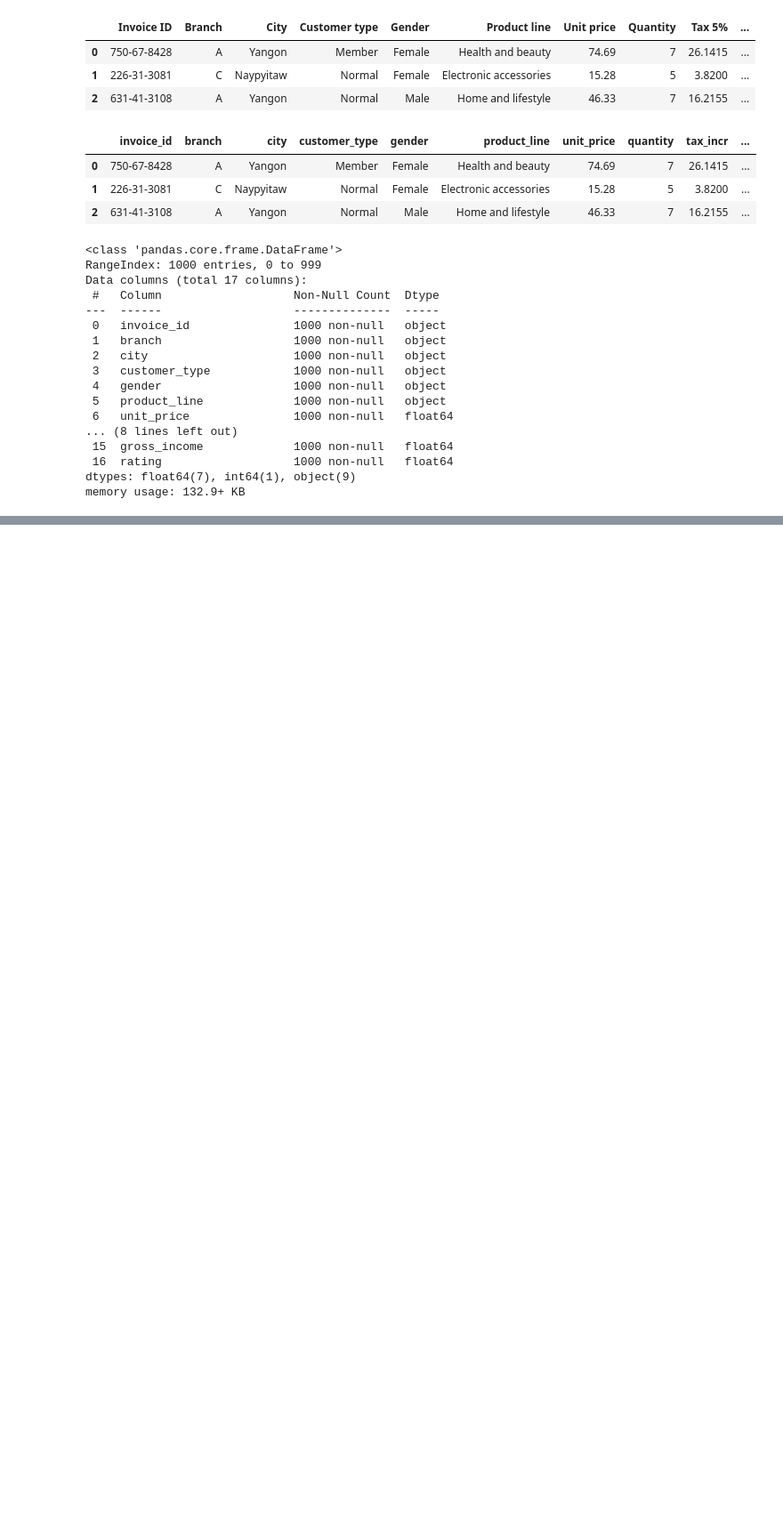
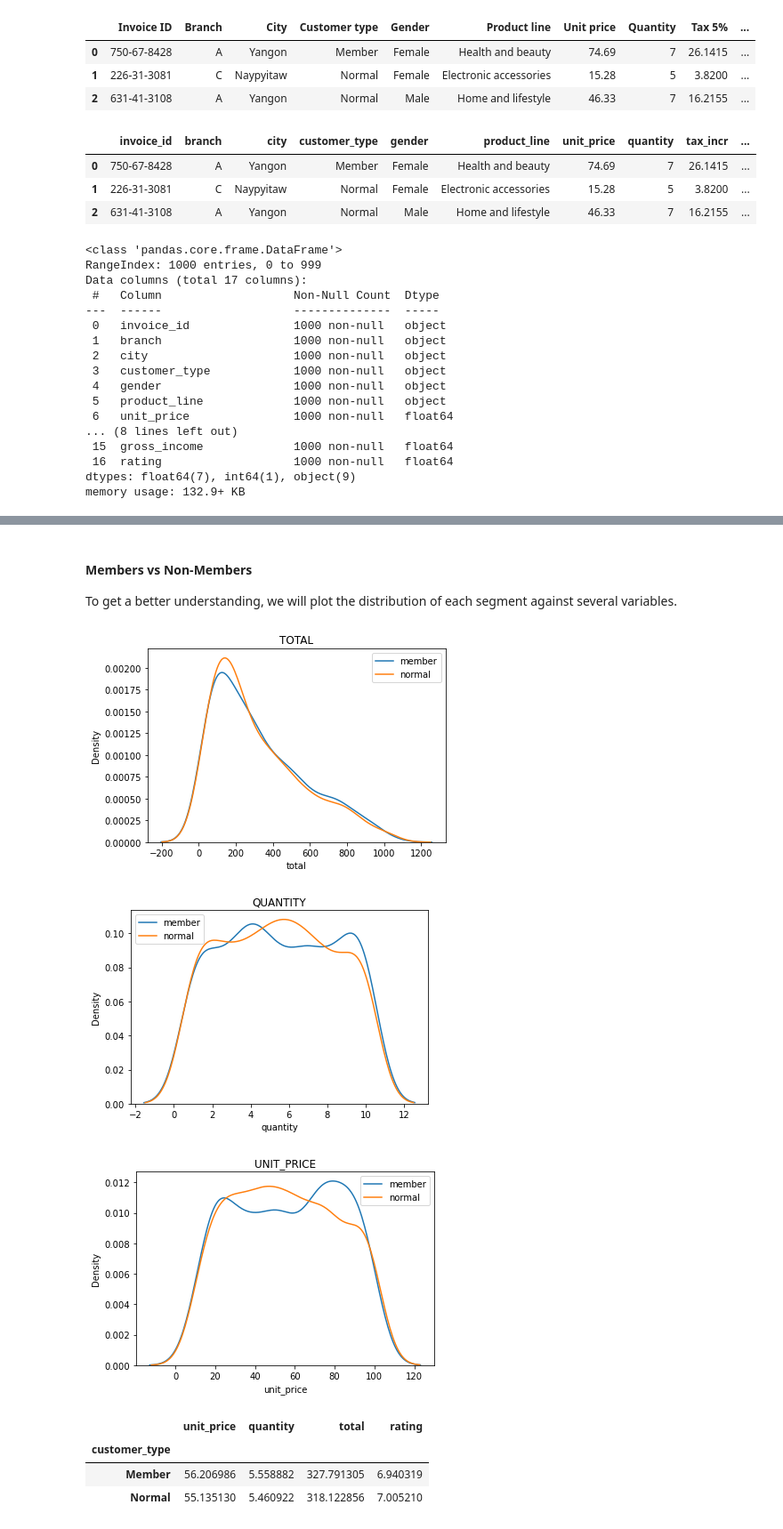
Before and after one commit to seanpoter/Supermarket_sales_analysis, a Jupyter notebook: Supermarket Sales Analysis - Workbook.ipynb, the cells around one changed output, grey strips where cells are left out. Shown at 89% size. Cells and saved outputs as stored; diff of their text form; code cells hidden in the pictures; blank space fills up the shorter version.

```diff
--- a/Supermarket Sales Analysis - Workbook.ipynb
+++ b/Supermarket Sales Analysis - Workbook.ipynb
@@ -78,0 +301,29 @@ sales[normalize_columns] = (sales[normalize_columns] - sales[normalize_columns].
+# %% [markdown]
+#### Members vs Non-Members
+
+To get a better understanding, we will plot the distribution of each segment against several variables.
+# %%
+# Create mask for different each customer type, list of columns we want to assess
+member_mask = sales['customer_type'] == 'Member'
+normal_mask = sales['customer_type'] == 'Normal'
+columns = ['total', 'quantity', 'unit_price']
+
+# Loop through columns & plot
+for col in columns:
+    sns.kdeplot(sales.loc[member_mask, col], label = 'member')
+    sns.kdeplot(sales.loc[normal_mask, col], label = 'normal')
+    plt.title(col.upper())
+    plt.legend()
+    plt.show()
+
+# Group By customer type for summary statistics
+member_non_member = sales.groupby('customer_type').mean()
+member_non_member.head()
+# %% [output]
+[figure, added]
+[figure, added]
+[figure, added]
+|  | unit_price | quantity | total | rating |
+| customer_type |  |  |  |  |
+| Member | 56.206986 | 5.558882 | 327.791305 | 6.940319 |
+| Normal | 55.135130 | 5.460922 | 318.122856 | 7.005210 |
```
Also changed, not shown: parts of 34 cells of this notebook.
